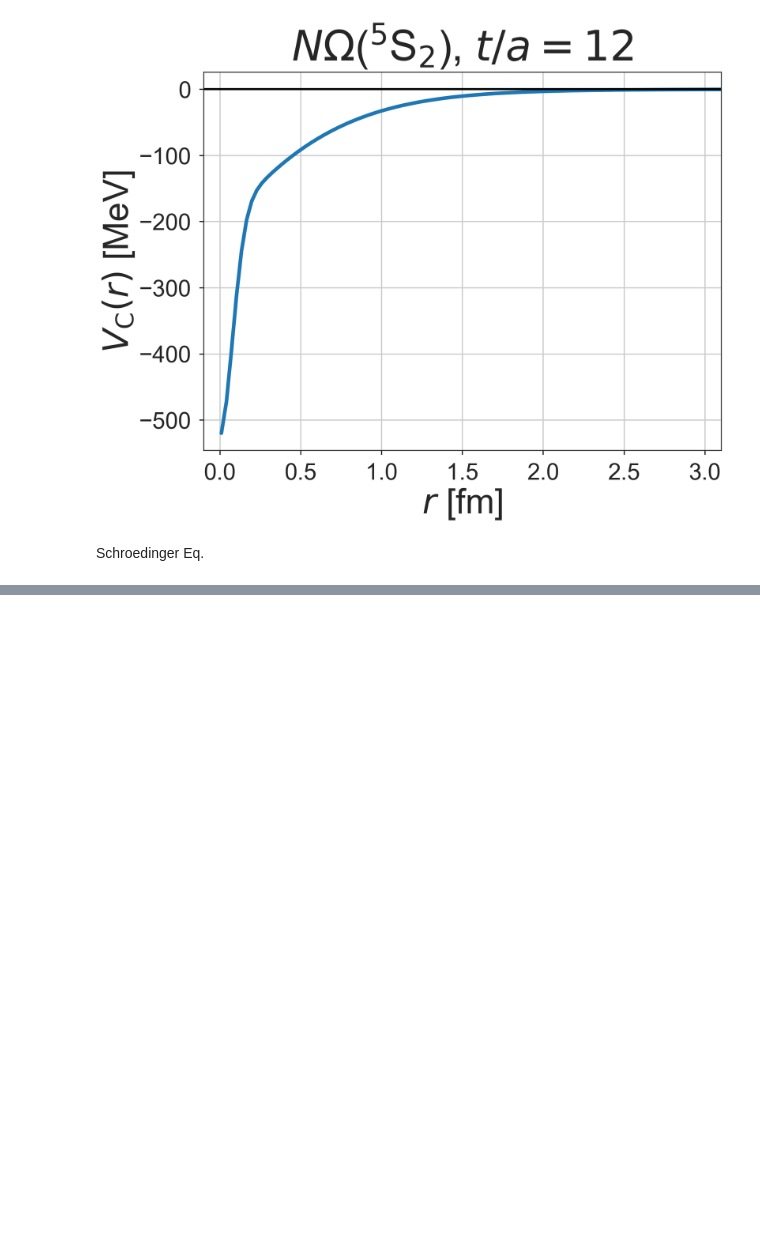
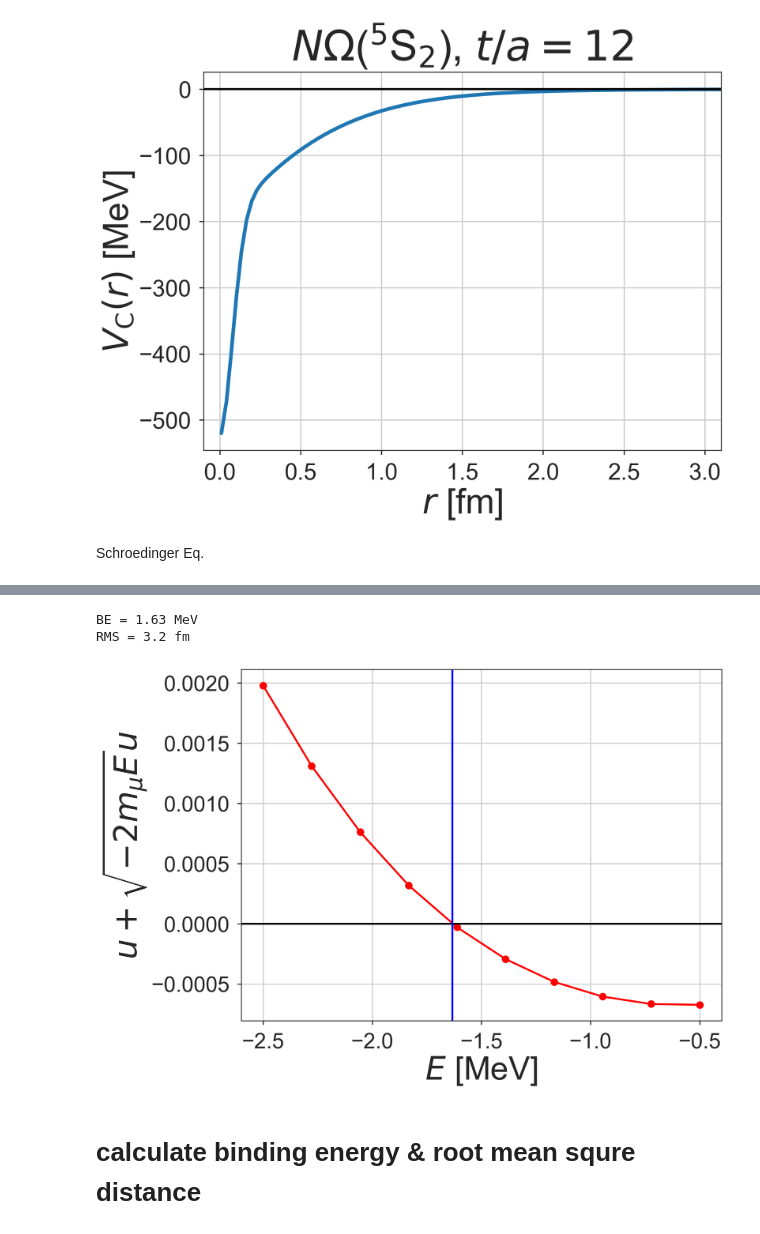
Before and after one commit to tkmiriya/n_omega_near_phys_pt, a Jupyter notebook: notes/binding energy.ipynb, the cells around one changed output, grey strips where cells are left out. Cells and saved outputs as stored; diff of their text form; code cells hidden in the pictures; blank space fills up the shorter version.

```diff
--- a/notes/binding energy.ipynb
+++ b/notes/binding energy.ipynb
@@ -112,0 +260,14 @@ class Schroedinger_Eq(object):
+# %%
+sbs = Search_Bound_State(pot_diomega, 0.5*momega)
+fig, ax = plt.subplots()
+sbs.check_BE_window(-2.5/ainv, -0.5/ainv, ax=ax)
+E = sbs.calc_binding_energy(-2.0/ainv, -0.5/ainv)*ainv
+print('BE = {:3.2f} MeV'.format(-E))
+ax.axvline(E, color='blue')
+print('RMS = {:3.1f} fm'.format(sbs.calc_rms_distance(-2.0/ainv, -0.5/ainv)*lat_unit))
+# %% [output]
+BE = 1.63 MeV
+RMS = 3.2 fm
+[figure, added]
+# %% [markdown]
+# calculate binding energy & root mean squre distance
```
Also changed, not shown: parts of 26 cells of this notebook, 3 other files.
